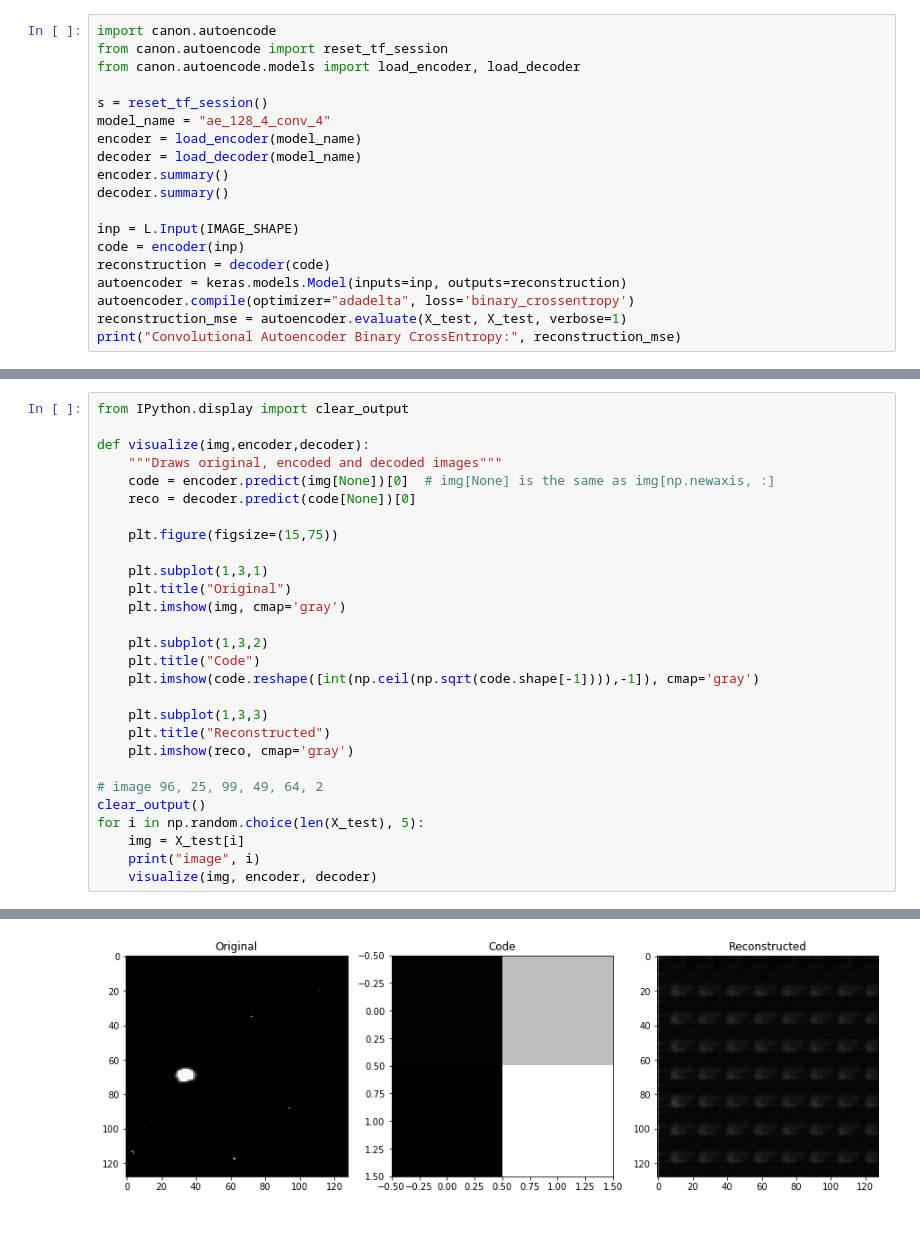
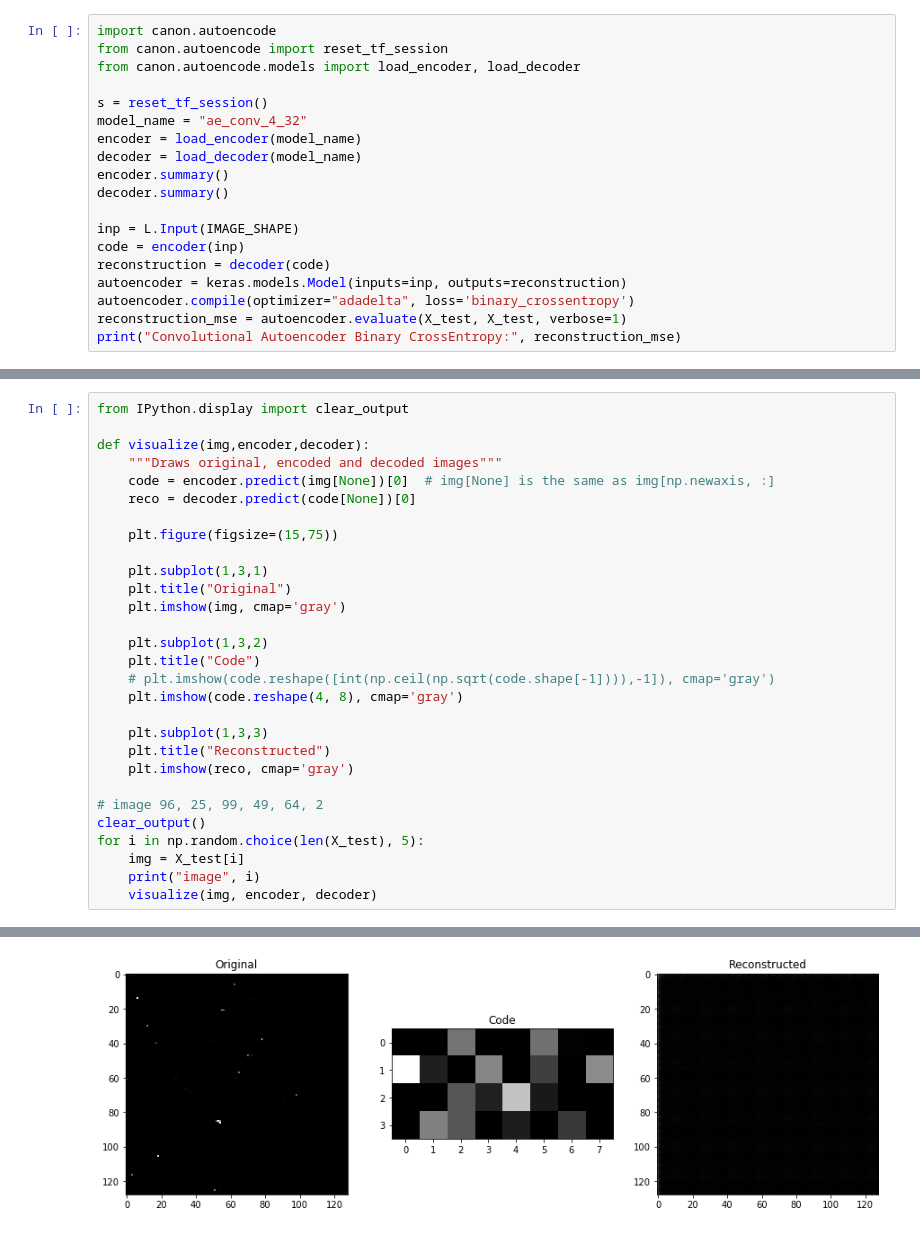
Before and after one commit to xmechanics/canon, a Jupyter notebook: scripts/review_model.ipynb, the cells around one changed output, grey strips where cells are left out. Cells and saved outputs as stored; diff of their text form.

```diff
--- a/scripts/review_model.ipynb
+++ b/scripts/review_model.ipynb
@@ -49,7 +49,7 @@ from canon.autoencode import reset_tf_session
 from canon.autoencode.models import load_encoder, load_decoder
 
 s = reset_tf_session()
-model_name = "ae_128_4_conv_4"
+model_name = "ae_conv_4_32"
 encoder = load_encoder(model_name)
 decoder = load_decoder(model_name)
 encoder.summary()
@@ -96,7 +96,8 @@ def visualize(img,encoder,decoder):
 
     plt.subplot(1,3,2)
     plt.title("Code")
-    plt.imshow(code.reshape([int(np.ceil(np.sqrt(code.shape[-1]))),-1]), cmap='gray')
+    # plt.imshow(code.reshape([int(np.ceil(np.sqrt(code.shape[-1]))),-1]), cmap='gray')
+    plt.imshow(code.reshape(4, 8), cmap='gray')
 
     plt.subplot(1,3,3)
     plt.title("Reconstructed")
@@ -118 +119 @@ image 66
-[figure, old version]
+[figure, new version]
```
Also changed, not shown: parts of 5 cells of this notebook, 4 other files.
